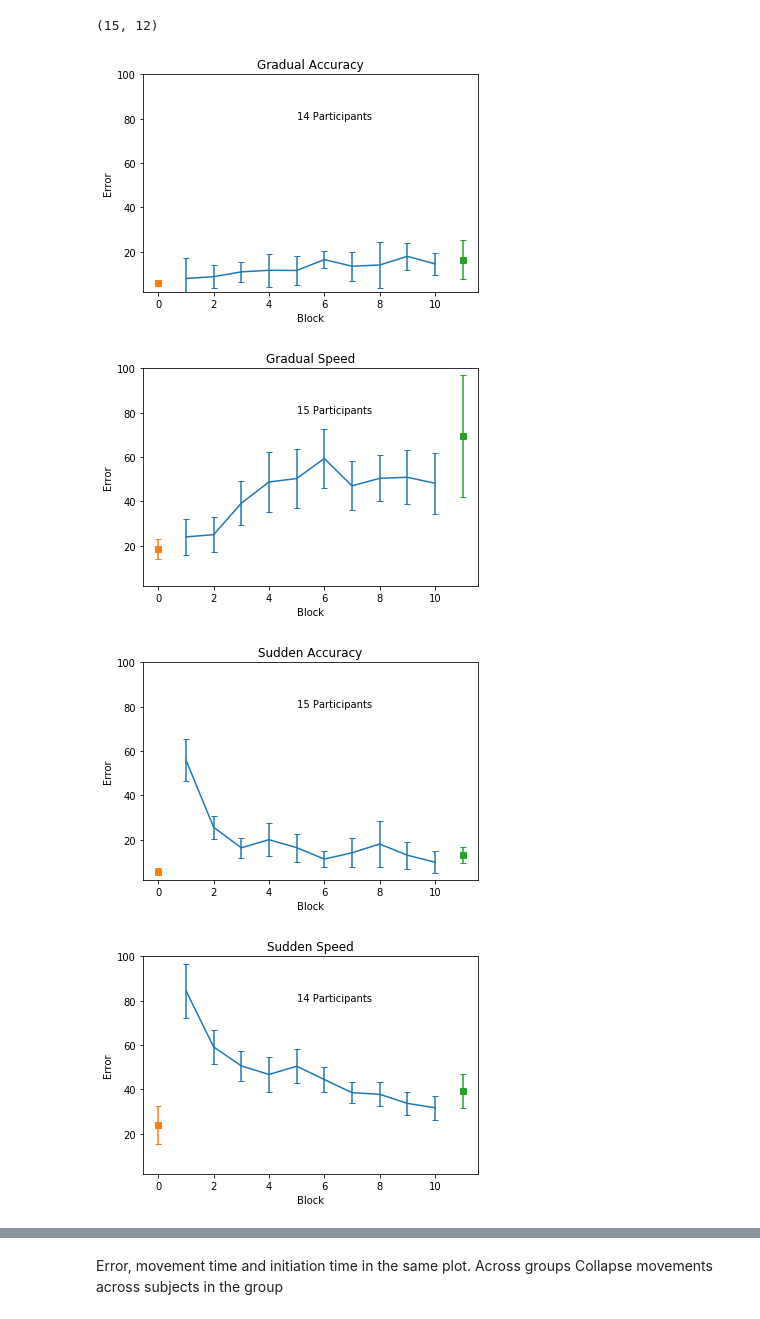
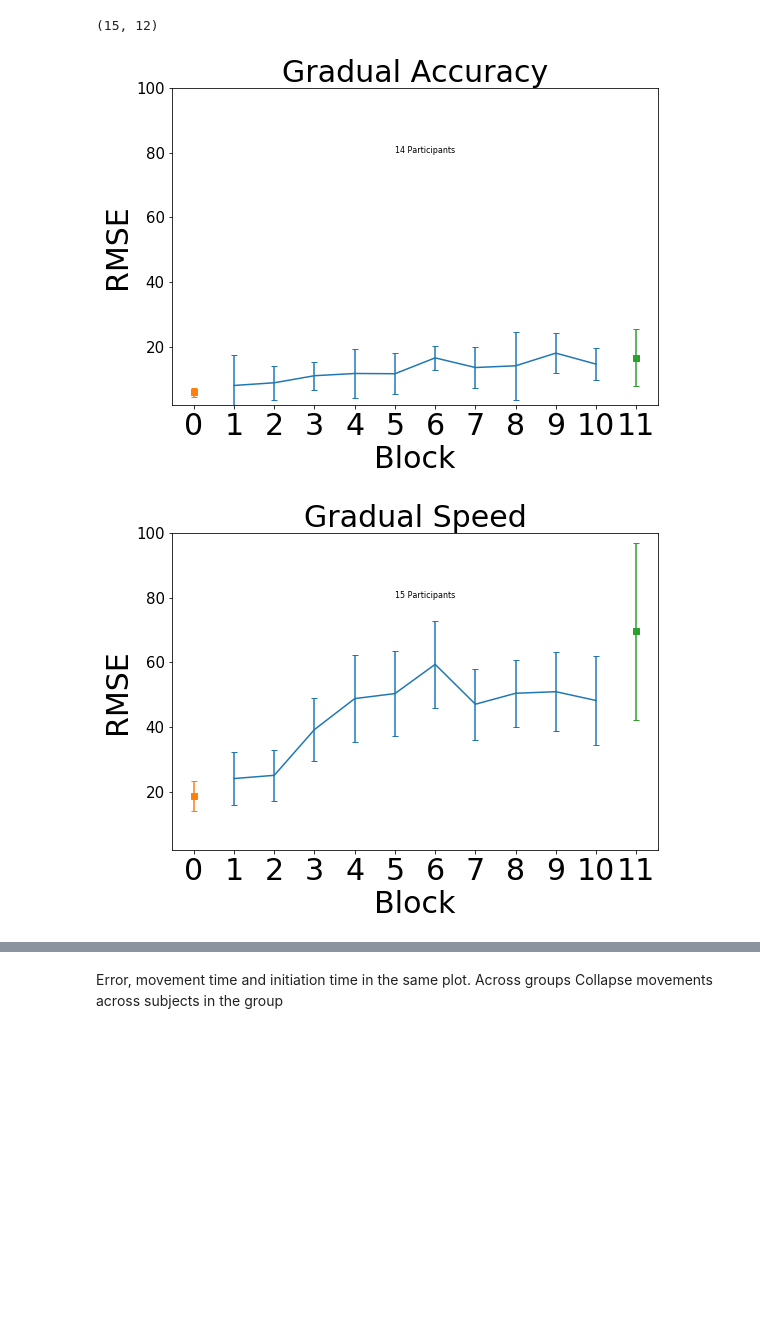
Before and after one commit to tejas-savalia/Lab-Codes, a Jupyter notebook: Psychtoolbox/Visuomotor Adaptation/python_scripts/analyses.ipynb, the cells around one changed output, grey strips where cells are left out. Drawn from its saved outputs; the diff is of its cells as text; code cells hidden in the pictures; blank space fills up the shorter version.

```diff
--- a/Psychtoolbox/Visuomotor Adaptation/python_scripts/analyses.ipynb
+++ b/Psychtoolbox/Visuomotor Adaptation/python_scripts/analyses.ipynb
@@ -485,54 +522,67 @@ numpy.shape(numpy.mean(error_sum, axis = 2)[1::4])
 # %% [output]
 (15, 12)
 # %%
-def plot_error_means(errors):
+def plot_error_means(errors, path):
+    plt.rcParams[('figure.figsize')] = [8, 6]
+
     mean_errors = numpy.mean(error_sum, axis =2)
     plt.errorbar(range(1, 11), numpy.mean(numpy.mean(error_sum, axis = 2)[3::4], axis = 0)[1:-1], yerr = stat.sem(numpy.mean(error_sum, axis = 2)[1::4], axis = 0)[1:-1], capsize=3)
     plt.errorbar(0, numpy.mean(numpy.mean(error_sum, axis = 2)[3::4], axis = 0)[0], yerr = stat.sem(numpy.mean(error_sum, axis = 2)[3::4], axis = 0)[0], capsize=3, fmt = 's')
     plt.errorbar(11, numpy.mean(numpy.mean(error_sum, axis = 2)[3::4], axis = 0)[11], yerr = stat.sem(numpy.mean(error_sum, axis = 2)[3::4], axis = 0)[11], capsize=3, fmt = 's')
     plt.text(x=5, y = 80, s = '14 Participants')
-    plt.ylabel('Error')
+    plt.ylabel('RMSE')
     plt.xlabel('Block')
     plt.title('Gradual Accuracy')
+    plt.xticks(range(12), ['0', '1', '2', '3', '4', '5', '6', '7', '8', '9', '10', '11'])
+
     #y_lim_max = numpy.max((mean_errors)) + 5
     y_lim_max = 100
     plt.ylim((2, y_lim_max))
 #    print(max(np.mean(quantiles[3::4][:, :, 3], axis = 0)[1:-1]) + 0.7)
+    plt.tight_layout()
+    plt.savefig(path+'learning_GA.png', dpi = 600)
     plt.show()
 
     plt.errorbar(range(1, 11), numpy.mean(numpy.mean(error_sum, axis = 2)[2::4], axis = 0)[1:-1], yerr = stat.sem(numpy.mean(error_sum, axis = 2)[2::4], axis = 0)[1:-1], capsize=3)
     plt.errorbar(0, numpy.mean(numpy.mean(error_sum, axis = 2)[2::4], axis = 0)[0], yerr = stat.sem(numpy.mean(error_sum, axis = 2)[2::4], axis = 0)[0], capsize=3, fmt = 's')
     plt.errorbar(11, numpy.mean(numpy.mean(error_sum, axis = 2)[2::4], axis = 0)[11], yerr = stat.sem(numpy.mean(error_sum, axis = 2)[2::4], axis = 0)[11], capsize=3, fmt = 's')
     plt.text(x=5, y = 80, s = '15 Participants')
-    plt.ylabel('Error')
+    plt.ylabel('RMSE')
     plt.xlabel('Block')
+    plt.xticks(range(12), ['0', '1', '2', '3', '4', '5', '6', '7', '8', '9', '10', '11'])
     plt.title('Gradual Speed')
     plt.ylim(2, y_lim_max)
+    plt.tight_layout()
+    plt.savefig(path+'learning_GS.png', dpi = 600)
     plt.show()
 
     plt.errorbar(range(1, 11), numpy.mean(numpy.mean(error_sum, axis = 2)[1::4], axis = 0)[1:-1], yerr = stat.sem(numpy.mean(error_sum, axis = 2)[1::4], axis = 0)[1:-1], capsize=3)
     plt.errorbar(0, numpy.mean(numpy.mean(error_sum, axis = 2)[1::4], axis = 0)[0], yerr = stat.sem(numpy.mean(error_sum, axis = 2)[1::4], axis = 0)[0], capsize=3, fmt = 's')
     plt.errorbar(11, numpy.mean(numpy.mean(error_sum, axis = 2)[1::4], axis = 0)[11], yerr = stat.sem(numpy.mean(error_sum, axis = 2)[1::4], axis = 0)[11], capsize=3, fmt = 's')
     plt.text(x=5, y = 80, s = '15 Participants')
-    plt.ylabel('Error')
+    plt.ylabel('RMSE')
     plt.xlabel('Block')
+    plt.xticks(range(12), ['0', '1', '2', '3', '4', '5', '6', '7', '8', '9', '10', '11'])
     plt.title('Sudden Accuracy')
     plt.ylim(2, y_lim_max)
+    plt.tight_layout()
+    plt.savefig(path+'learning_SA.png', dpi = 600)
     plt.show()
 
     plt.errorbar(range(1, 11), numpy.mean(numpy.mean(error_sum, axis = 2)[4::4], axis = 0)[1:-1], yerr = stat.sem(numpy.mean(error_sum, axis = 2)[4::4], axis = 0)[1:-1], capsize=3)
     plt.errorbar(0, numpy.mean(numpy.mean(error_sum, axis = 2)[4::4], axis = 0)[0], yerr = stat.sem(numpy.mean(error_sum, axis = 2)[4::4], axis = 0)[0], capsize=3, fmt = 's')
     plt.errorbar(11, numpy.mean(numpy.mean(error_sum, axis = 2)[4::4], axis = 0)[11], yerr = stat.sem(numpy.mean(error_sum, axis = 2)[4::4], axis = 0)[11], capsize=3, fmt = 's')
     plt.text(x=5, y = 80, s = '14 Participants')
-    plt.ylabel('Error')
+    plt.xticks(range(12), ['0', '1', '2', '3', '4', '5', '6', '7', '8', '9', '10', '11'])
+    plt.ylabel('RMSE')
     plt.xlabel('Block')
     plt.title('Sudden Speed')
     plt.ylim(2, y_lim_max)
+    plt.tight_layout()
+    plt.savefig(path+'learning_SS.png', dpi = 600)
     plt.show()
-# %%
-plot_error_means(error_sum)
-# %% [output]
-[figure, removed]
-[figure, removed]
-[figure, removed]
-[figure, removed]
+# %%
+plot_error_means(error_sum, "C:/Users/Tejas/OneDrive/Research/Conferences and Papers/Psychonomics 2019/errors/")
+# %% [output]
+[figure, added]
+[figure, added]
```
Also changed, not shown: parts of 8 cells of this notebook, 6 other files.
